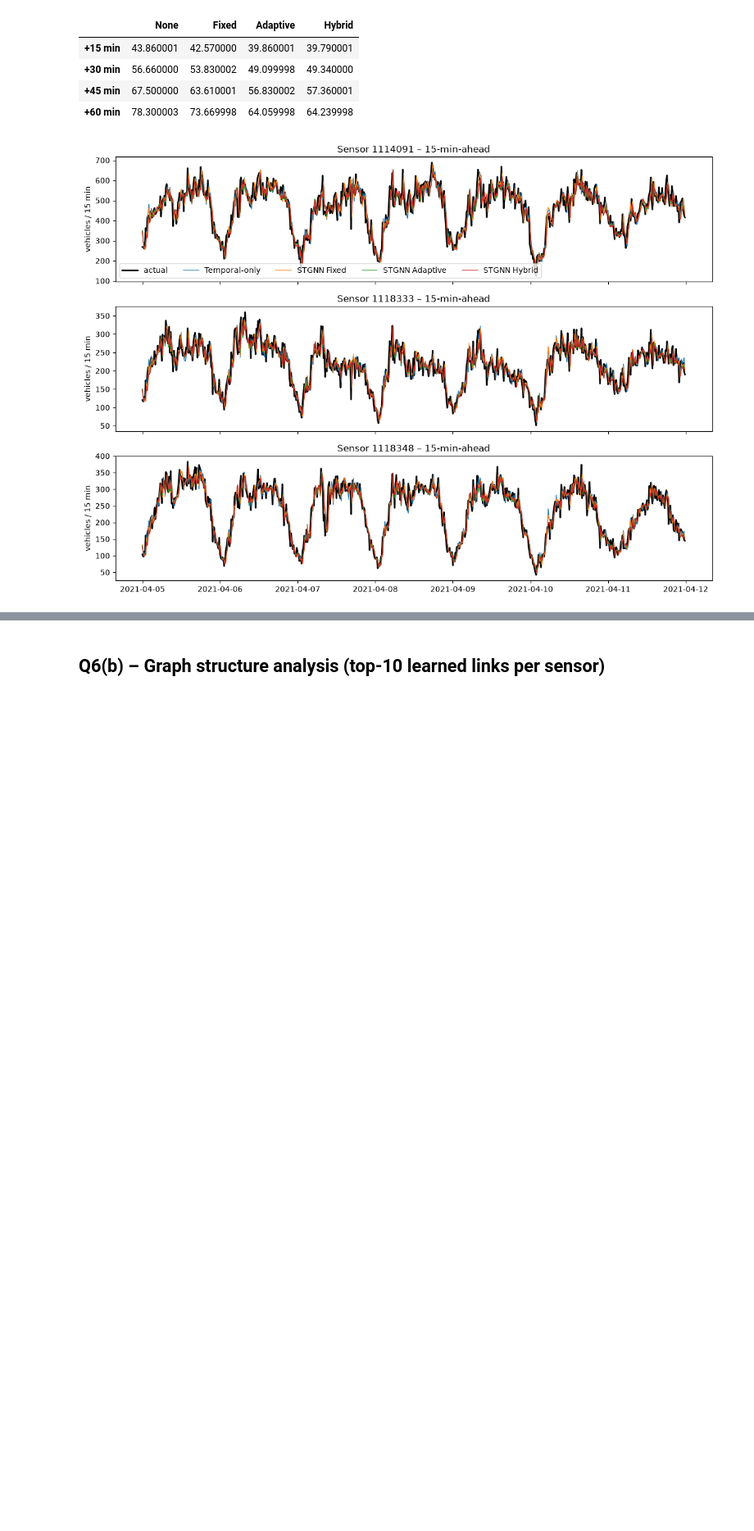
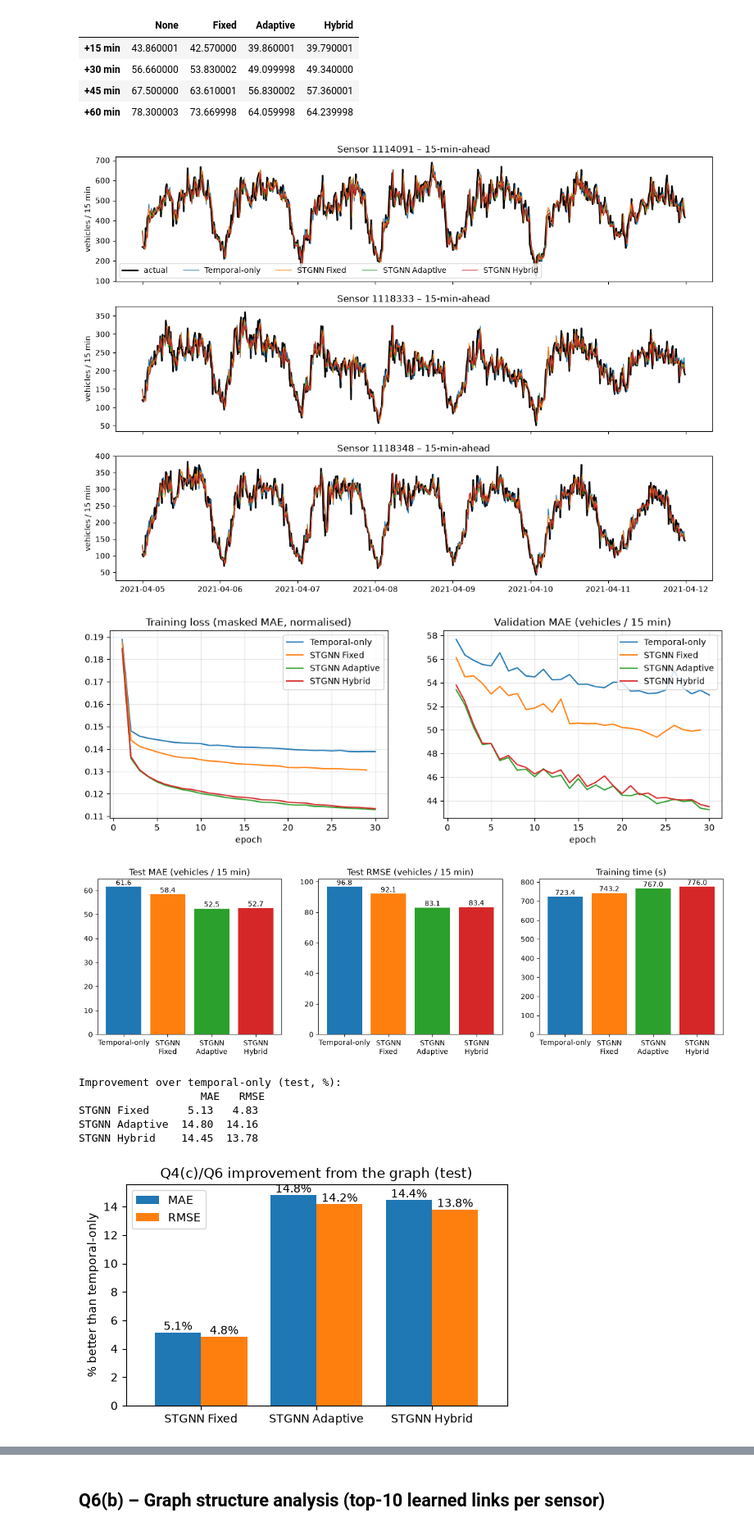
Before and after one commit to Ahmad-Gill/LUMS-Academics, a Jupyter notebook: Third Semester/Deep Learning For Time Space Grsph/Assignments/Assignment 3/25280065_PA3.ipynb, the cells around one changed output, grey strips where cells are left out. Shown at 82% size. Drawn from its saved outputs; the diff is of its cells as text; code cells hidden in the pictures; blank space fills up the shorter version.

```diff
--- a/Third Semester/Deep Learning For Time Space Grsph/Assignments/Assignment 3/25280065_PA3.ipynb
+++ b/Third Semester/Deep Learning For Time Space Grsph/Assignments/Assignment 3/25280065_PA3.ipynb
@@ -576,7 +637,11 @@ def run_experiment(name, label, adj_name, mode, A_fixed, hp, retrain=False):
     path = os.path.join(MODEL_DIR, f"{name}_{RUN_TAG}.pt")
     if os.path.exists(path) and name in RESULTS and not retrain:
         model.load_state_dict(torch.load(path, map_location=DEVICE))
-        print(f"{name}: loaded saved model")
+        r = RESULTS[name]
+        print(f"{name}: loaded saved model ({r['Params']} params, {r['Epochs']} epochs, "
+              f"trained in {r['Training time (s)']:.0f}s on {DEVICE}) – saved training log:")
+        for h in r["history"]:
+            print(f"  epoch {h['epoch']:2d} | loss {h['train_loss']:.4f} | val MAE {h['val_mae']:.2f}")
         return model
     print(f"Training {name} ({count_params(model)} params) on {DEVICE}")
     train_time, history = train_model(model, hp)
@@ -801,3 +866,47 @@ savefig("q6a_pred_vs_actual.png"); plt.show()
 | +45 min | 67.500000 | 63.610001 | 56.830002 | 57.360001 |
 | +60 min | 78.300003 | 73.669998 | 64.059998 | 64.239998 |
 [figure]
+# %%
+# Cell 5 – Summary figures (training curves, metrics, gain over baseline, horizon)
+labels = {n: "Temporal-only" if n == "temporal_only" else "STGNN " + RESULTS[n]["Adjacency"] for n in ALL}
+fig, ax = plt.subplots(1, 2, figsize=(13, 4))
+for n in ALL:
+    h = pd.DataFrame(RESULTS[n]["history"])
+    ax[0].plot(h.epoch, h.train_loss, label=labels[n]); ax[1].plot(h.epoch, h.val_mae, label=labels[n])
+ax[0].set_title("Training loss (masked MAE, normalised)"); ax[1].set_title("Validation MAE (vehicles / 15 min)")
+for a in ax: a.set_xlabel("epoch"); a.grid(alpha=0.3); a.legend()
+savefig("q4_training_curves_all.png"); plt.show()
+
+colors = ["tab:blue", "tab:orange", "tab:green", "tab:red"]
+names = [labels[n].replace("STGNN ", "STGNN\n") for n in ALL]
+fig, ax = plt.subplots(1, 3, figsize=(16, 4))
+for a, col, title in zip(ax, ["Test MAE", "Test RMSE", "Training time (s)"],
+                         ["Test MAE (vehicles / 15 min)", "Test RMSE (vehicles / 15 min)", "Training time (s)"]):
+    v = [RESULTS[n][col] for n in ALL]
+    bars = a.bar(names, v, color=colors); a.bar_label(bars, fmt="%.1f"); a.set_title(title)
+savefig("q6_metrics_bars.png"); plt.show()
+
+base = RESULTS["temporal_only"]
+gains = pd.DataFrame({m: [improvement(base[f"Test {m}"], RESULTS[n][f"Test {m}"]) for n in ALL[1:]]
+                      for m in ["MAE", "RMSE"]}, index=[labels[n] for n in ALL[1:]])
+print("Improvement over temporal-only (test, %):\n", gains.round(2).to_string())
+ax = gains.plot.bar(rot=0, width=0.8, figsize=(6, 3.5))
+for cont in ax.containers: ax.bar_label(cont, fmt="%.1f%%")
+ax.set_ylabel("% better than temporal-only"); ax.set_title("Q4(c)/Q6 improvement from the graph (test)")
+savefig("q6_improvement_vs_baseline.png"); plt.show()
+
+plt.figure(figsize=(6, 4))
+for n in ALL:
+    plt.plot([15, 30, 45, 60], horizon_table[RESULTS[n]["Adjacency"]], marker="o", label=labels[n])
+plt.xticks([15, 30, 45, 60]); plt.xlabel("forecast horizon (minutes ahead)"); plt.ylabel("test MAE")
+plt.grid(alpha=0.3); plt.legend(); plt.title("Q6(a) error grows with horizon; the graph gain grows too")
+savefig("q6_horizon_mae.png"); plt.show()
+# %% [output]
+[figure, added]
+[figure, added]
+Improvement over temporal-only (test, %):
+                   MAE   RMSE
+STGNN Fixed      5.13   4.83
+STGNN Adaptive  14.80  14.16
+STGNN Hybrid    14.45  13.78
+[figure, added]
```
Also changed, not shown: parts of 11 cells of this notebook, 14 other files.
